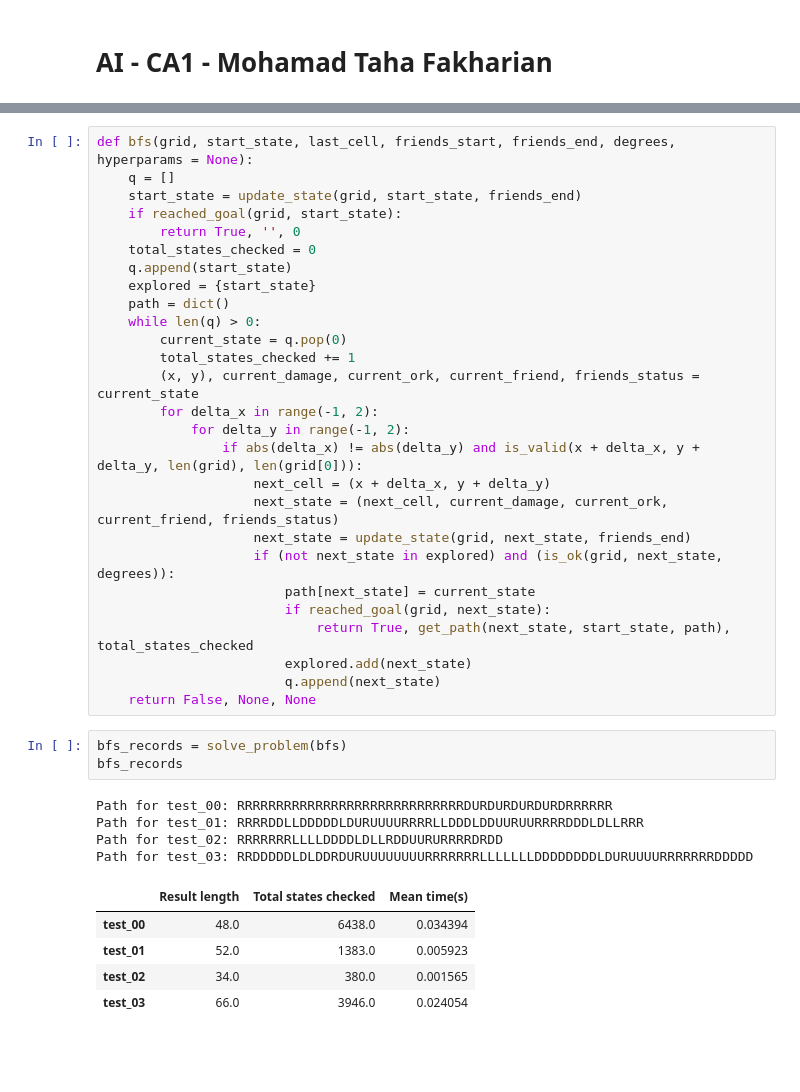
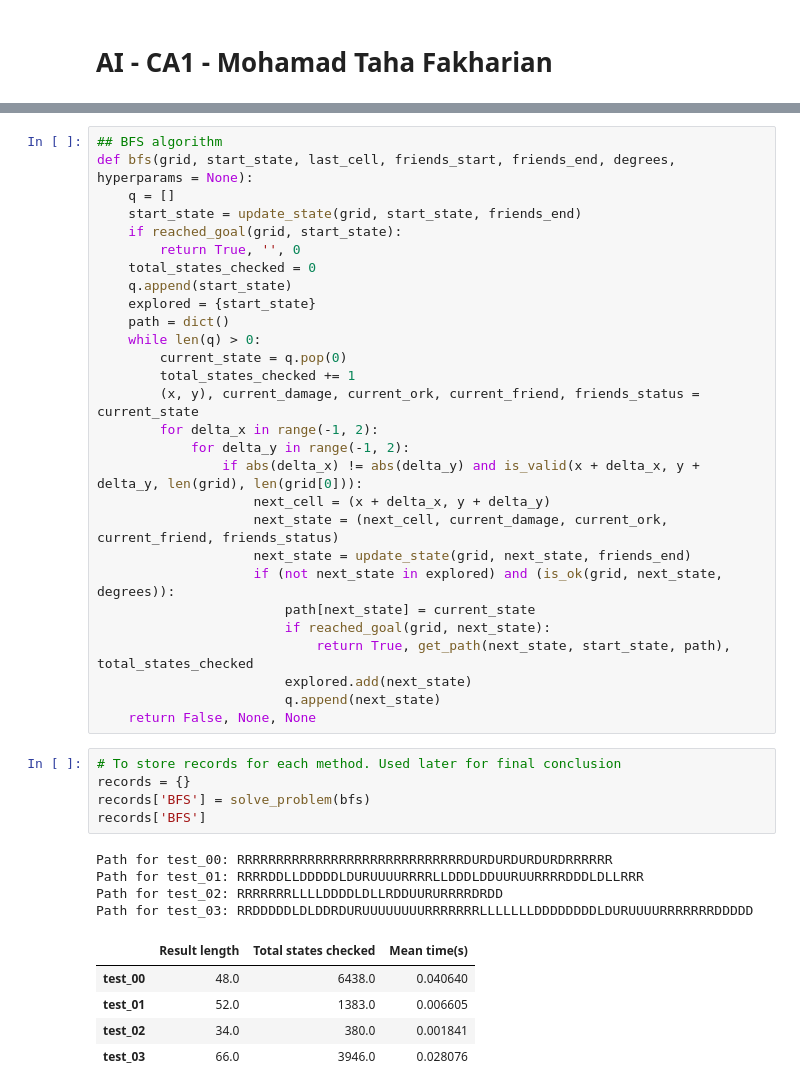
Before and after one commit to tahafkh/AI, a Jupyter notebook: CA1/CA1.ipynb, the cells around one changed output, grey strips where cells are left out. Cells and saved outputs as stored; diff of their text form; blank space fills up the shorter version.

```diff
--- a/CA1/CA1.ipynb
+++ b/CA1/CA1.ipynb
@@ -137,4 +179,5 @@ def solve_problem(method, hyperparams = None):
 # %%
+## BFS algorithm
 def bfs(grid, start_state, last_cell, friends_start, friends_end, degrees, hyperparams = None):
     q = []
     start_state = update_state(grid, start_state, friends_end)
@@ -162,15 +205,17 @@ def bfs(grid, start_state, last_cell, friends_start, friends_end, degrees, hyper
                         q.append(next_state)
     return False, None, None
 # %%
-bfs_records = solve_problem(bfs)
-bfs_records
+# To store records for each method. Used later for final conclusion
+records = {}
+records['BFS'] = solve_problem(bfs)
+records['BFS']
 # %% [output]
 Path for test_00: RRRRRRRRRRRRRRRRRRRRRRRRRRRRRDURDURDURDURDRRRRRR
 Path for test_01: RRRRDDLLDDDDDLDURUUUURRRRLLDDDLDDUURUURRRRDDDLDLLRRR
 Path for test_02: RRRRRRRLLLLDDDDLDLLRDDUURURRRRDRDD
 Path for test_03: RRDDDDDLDLDDRDURUUUUUUUURRRRRRRLLLLLLLDDDDDDDDLDURUUUURRRRRRRDDDDD
 |  | Result length | Total states checked | Mean time(s) |
-| test_00 | 48.0 | 6438.0 | 0.034394 |
-| test_01 | 52.0 | 1383.0 | 0.005923 |
-| test_02 | 34.0 | 380.0 | 0.001565 |
-| test_03 | 66.0 | 3946.0 | 0.024054 |
+| test_00 | 48.0 | 6438.0 | 0.040640 |
+| test_01 | 52.0 | 1383.0 | 0.006605 |
+| test_02 | 34.0 | 380.0 | 0.001841 |
+| test_03 | 66.0 | 3946.0 | 0.028076 |
```
Also changed, not shown: parts of 22 cells of this notebook, 1 other file.
